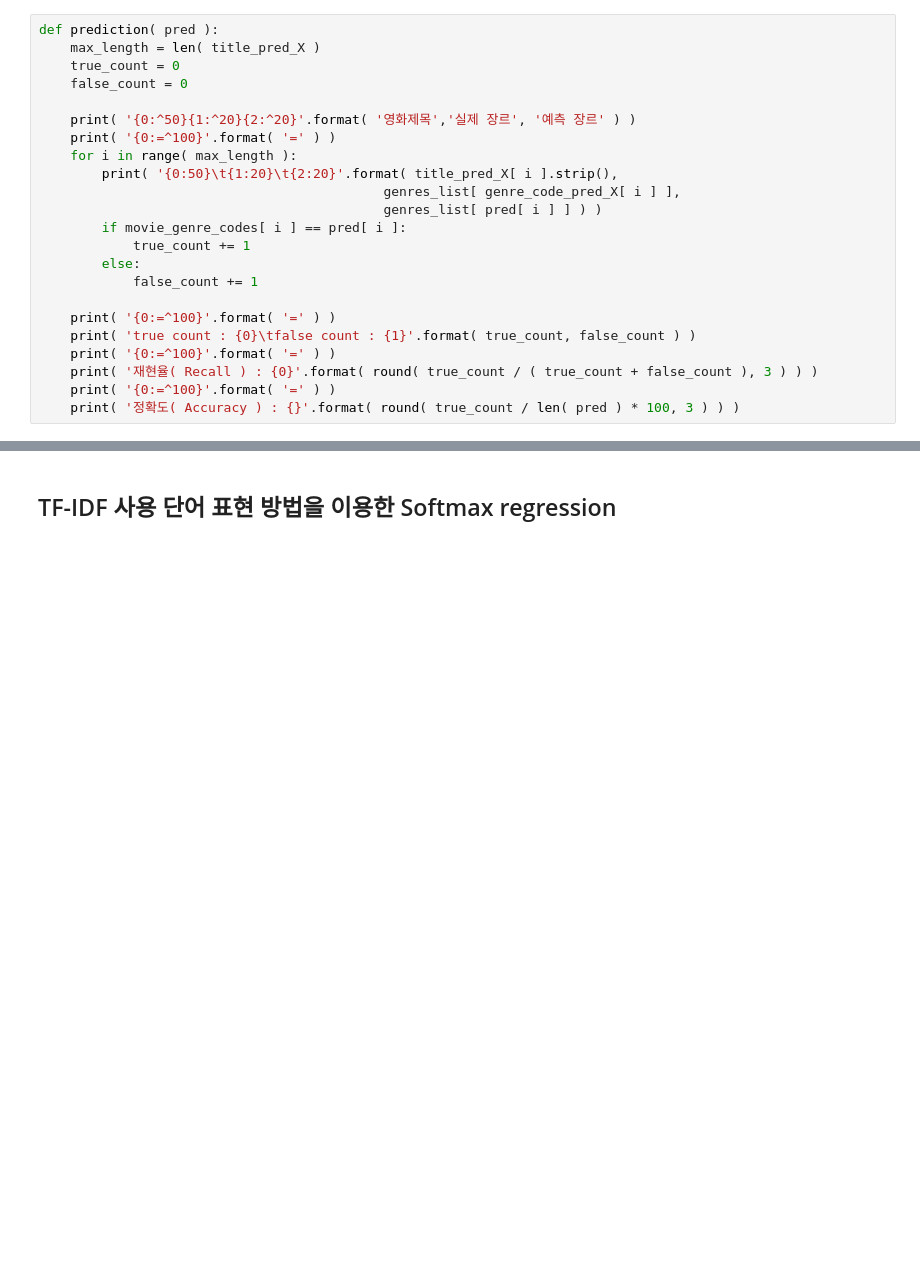
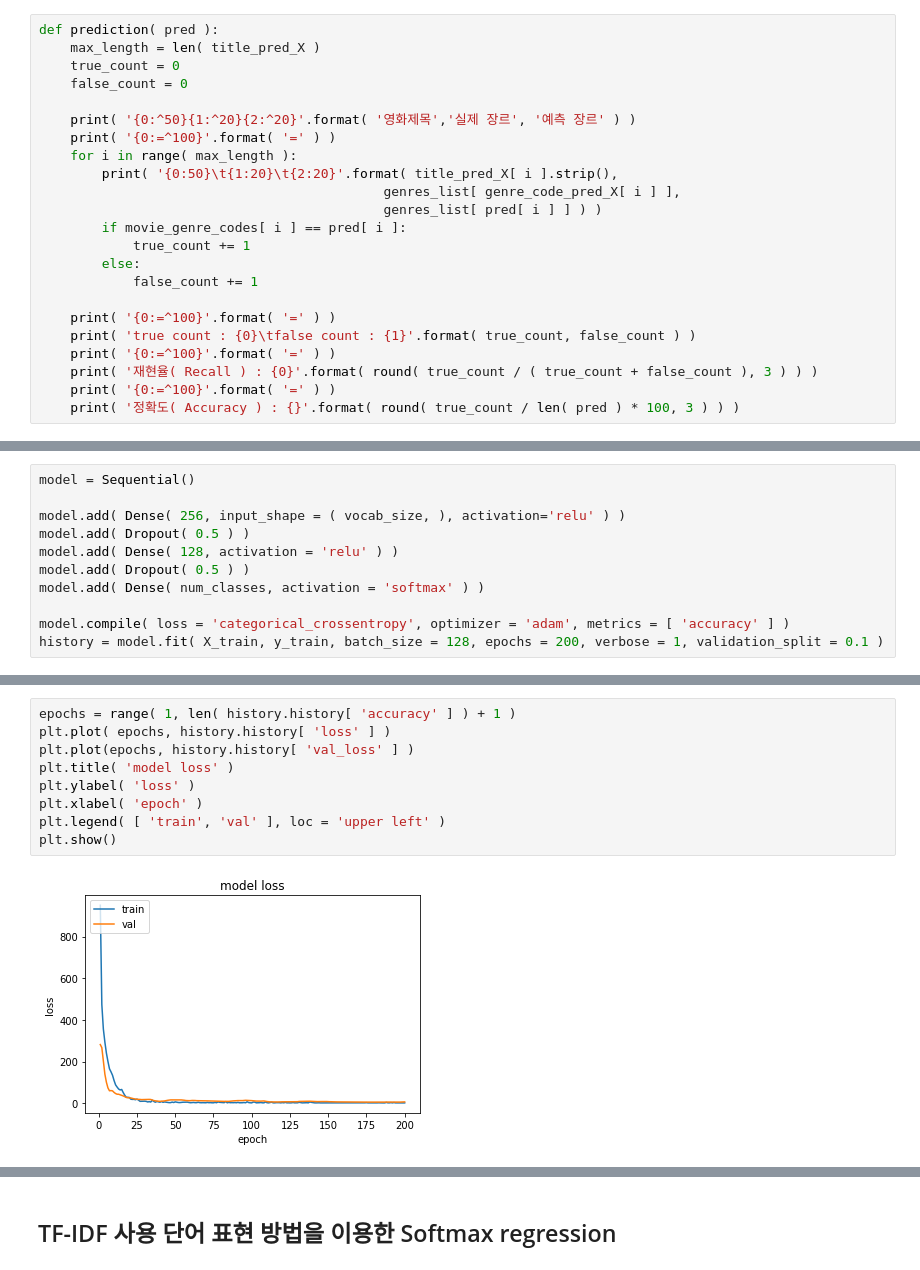
Before and after one commit to wolee777/Workspace-AI-NLP, a Jupyter notebook: 09.Movie-Review-Classification.ipynb, the cells around one changed output, grey strips where cells are left out. Drawn from its saved outputs; the diff is of its cells as text; blank space fills up the shorter version.

```diff
--- a/09.Movie-Review-Classification.ipynb
+++ b/09.Movie-Review-Classification.ipynb
@@ -429,0 +459,11 @@ def prediction( pred ):
+# %%
+model = Sequential()
+
+model.add( Dense( 256, input_shape = ( vocab_size, ), activation='relu' ) )
+model.add( Dropout( 0.5 ) )
+model.add( Dense( 128, activation = 'relu' ) )
+model.add( Dropout( 0.5 ) )
+model.add( Dense( num_classes, activation = 'softmax' ) )
+
+model.compile( loss = 'categorical_crossentropy', optimizer = 'adam', metrics = [ 'accuracy' ] )
+history = model.fit( X_train, y_train, batch_size = 128, epochs = 200, verbose = 1, validation_split = 0.1 )
@@ -429,0 +488,11 @@ def prediction( pred ):
+# %%
+epochs = range( 1, len( history.history[ 'accuracy' ] ) + 1 )
+plt.plot( epochs, history.history[ 'loss' ] )
+plt.plot(epochs, history.history[ 'val_loss' ] )
+plt.title( 'model loss' )
+plt.ylabel( 'loss' )
+plt.xlabel( 'epoch' )
+plt.legend( [ 'train', 'val' ], loc = 'upper left' )
+plt.show()
+# %% [output]
+[figure, added]
```
Also changed, not shown: parts of 49 cells of this notebook.
